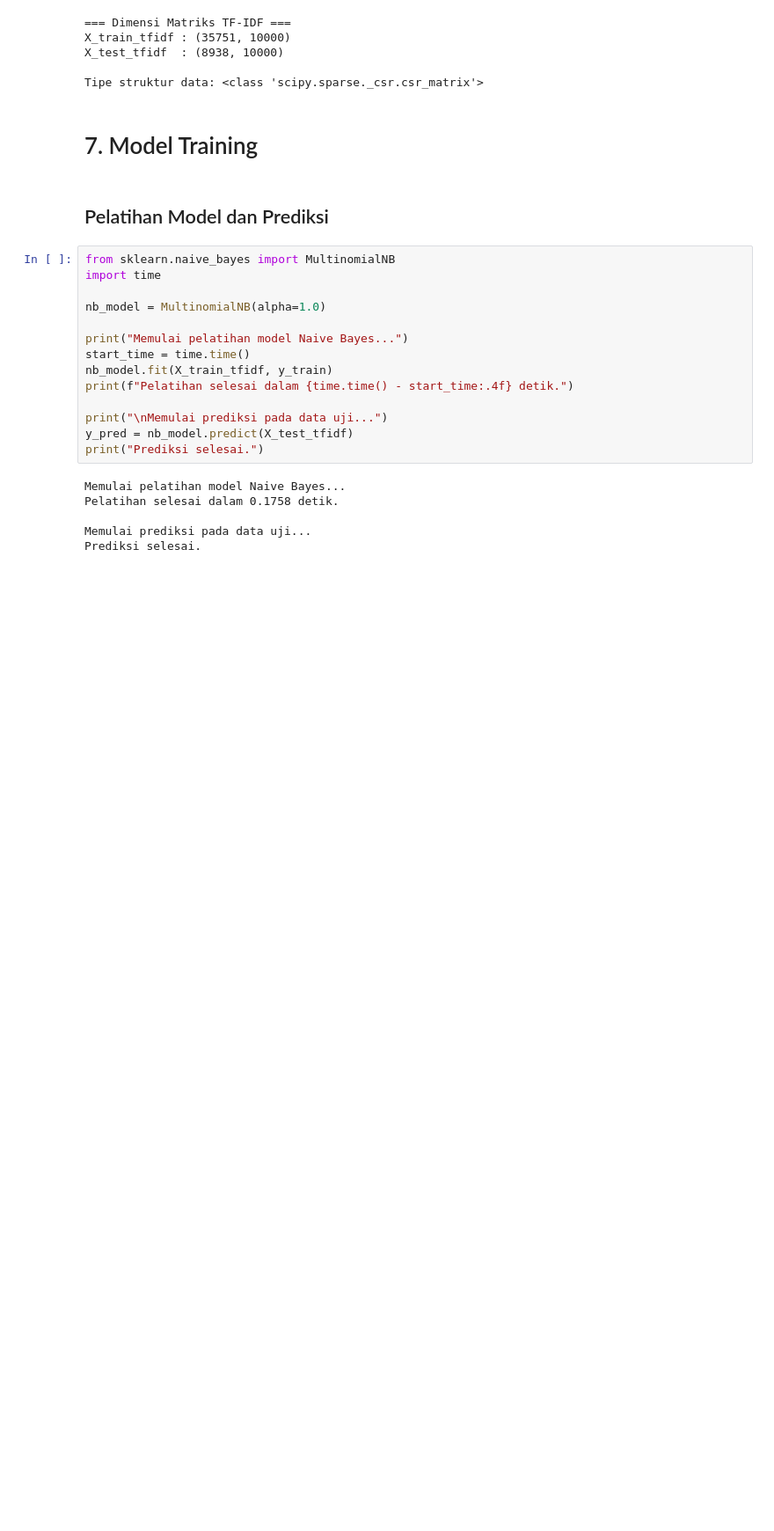
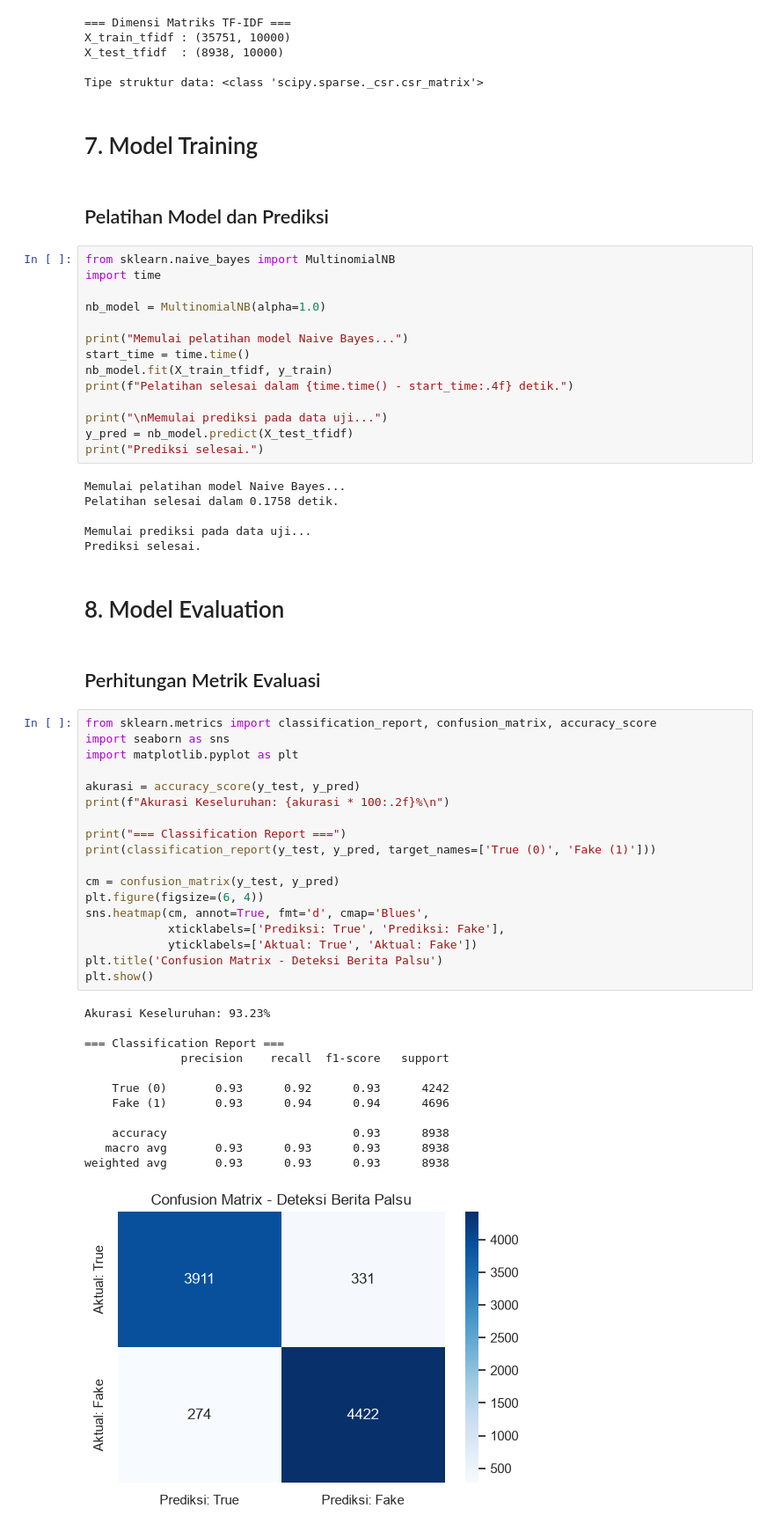
Before and after one commit to ababiliqbal/fake-news-detector, a Jupyter notebook: notebooks/1_experiment.ipynb, the cells around one changed output. Shown at 88% size. Saved outputs shown, nothing was run; the diff lists cells and outputs as text; blank space fills up the shorter version.

Commit message:
feat: evaluasi performa model menggunakan confusion matrix dan metrik presisi-recall

```diff
--- a/notebooks/1_experiment.ipynb
+++ b/notebooks/1_experiment.ipynb
@@ -325,3 +325,38 @@ Pelatihan selesai dalam 0.1758 detik.
 
 Memulai prediksi pada data uji...
 Prediksi selesai.
+# %% [markdown]
+# 8. Model Evaluation
+# %% [markdown]
+## Perhitungan Metrik Evaluasi
+# %%
+from sklearn.metrics import classification_report, confusion_matrix, accuracy_score
+import seaborn as sns
+import matplotlib.pyplot as plt
+
+akurasi = accuracy_score(y_test, y_pred)
+print(f"Akurasi Keseluruhan: {akurasi * 100:.2f}%\n")
+
+print("=== Classification Report ===")
+print(classification_report(y_test, y_pred, target_names=['True (0)', 'Fake (1)']))
+
+cm = confusion_matrix(y_test, y_pred)
+plt.figure(figsize=(6, 4))
+sns.heatmap(cm, annot=True, fmt='d', cmap='Blues',
+            xticklabels=['Prediksi: True', 'Prediksi: Fake'],
+            yticklabels=['Aktual: True', 'Aktual: Fake'])
+plt.title('Confusion Matrix - Deteksi Berita Palsu')
+plt.show()
+# %% [output]
+Akurasi Keseluruhan: 93.23%
+
+=== Classification Report ===
+              precision    recall  f1-score   support
+
+    True (0)       0.93      0.92      0.93      4242
+    Fake (1)       0.93      0.94      0.94      4696
+
+    accuracy                           0.93      8938
+   macro avg       0.93      0.93      0.93      8938
+weighted avg       0.93      0.93      0.93      8938
+[figure, added]
```
